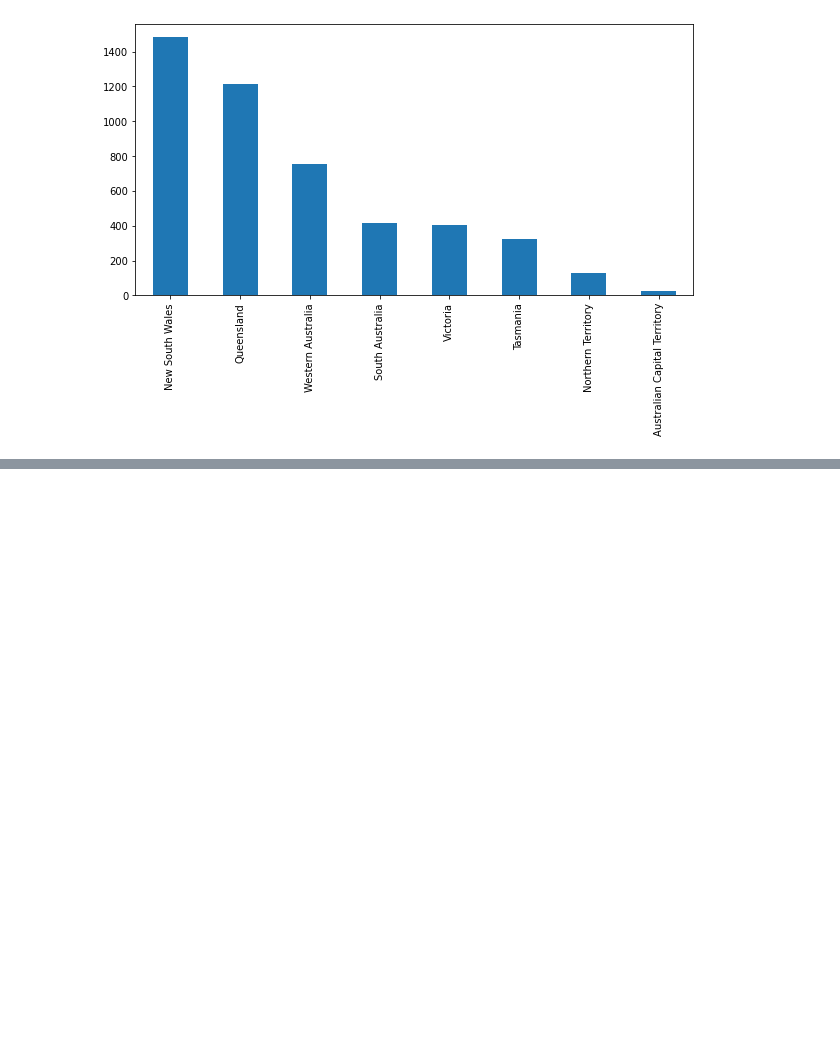
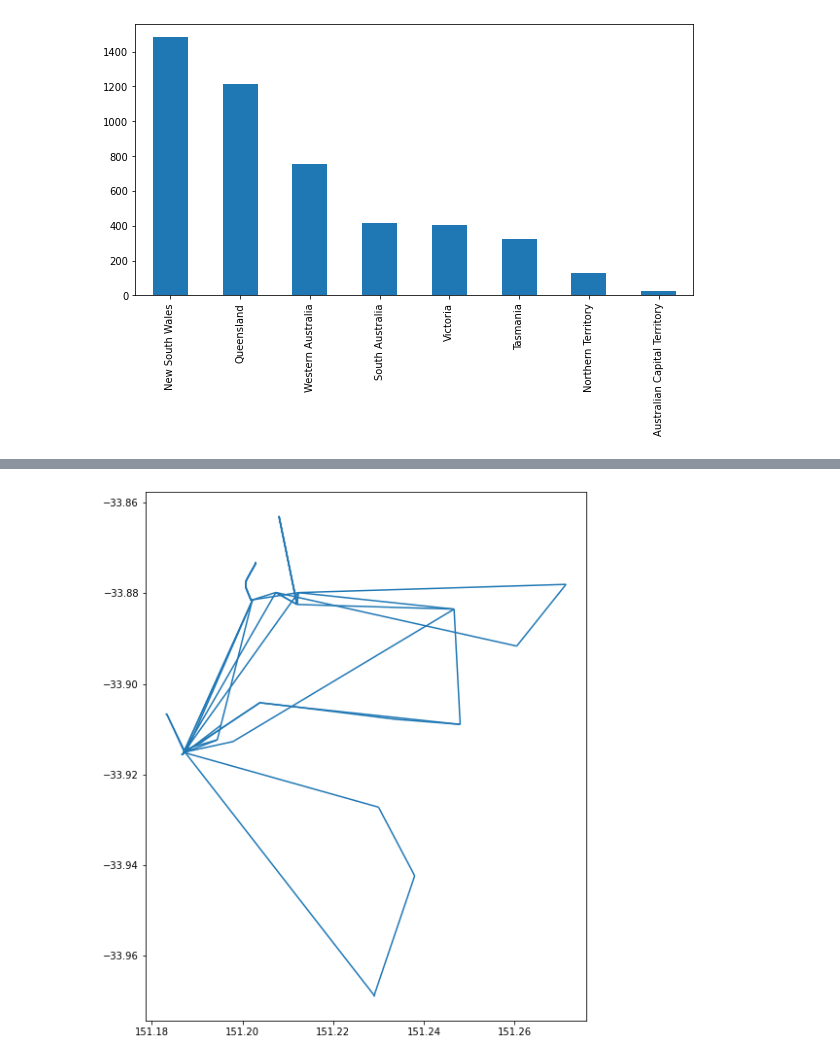
Before and after one commit to EvJ-5903/me, a Jupyter notebook: set5/Data Collection.ipynb, the cells around one changed output, grey strips where cells are left out. Saved outputs shown, nothing was run; the diff lists cells and outputs as text; code cells hidden in the pictures; blank space fills up the shorter version.

```diff
--- a/set5/Data Collection.ipynb
+++ b/set5/Data Collection.ipynb
@@ -108,0 +200,5 @@ transmissionlines_data["STATE"].value_counts().plot(kind="bar")
+# %%
+close_burbs = burbs[burbs.distance_from_UNSW < 0.05]
+close_burbs.plot();
+# %% [output]
+[figure, added]
```
Also changed, not shown: parts of 18 cells of this notebook, 13 other files.
